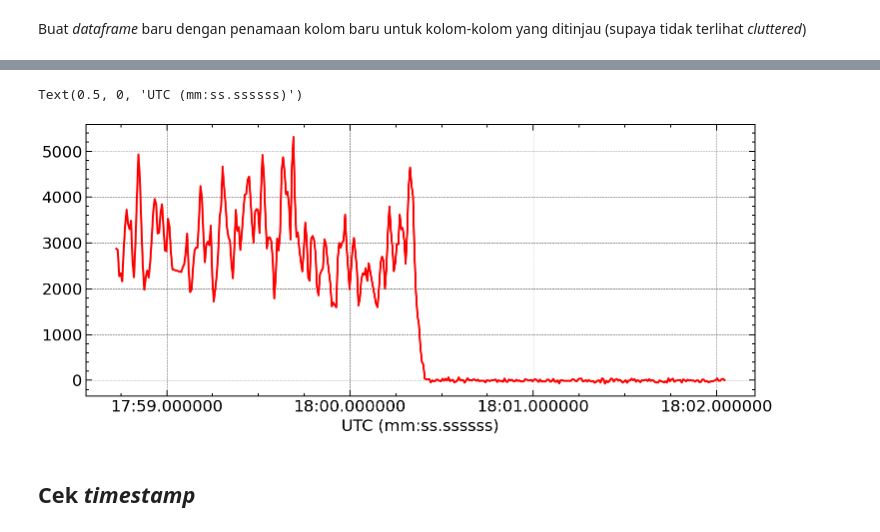
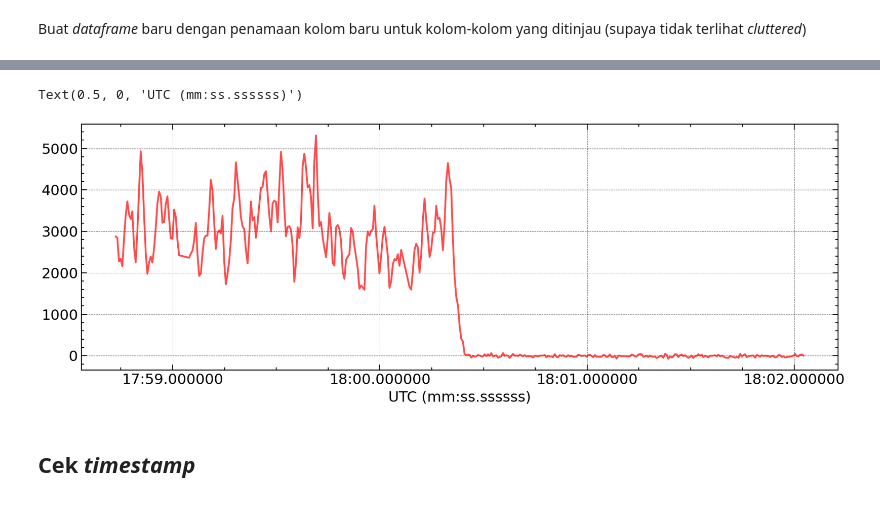
Before and after one commit to agustrionopj/Project-BEACON, a Jupyter notebook: [BEACON] Check timing consistency.ipynb, the cells around one changed output, grey strips where cells are left out. Cells and saved outputs as stored; diff of their text form; code cells hidden in the pictures.

```diff
--- a/[BEACON] Check timing consistency.ipynb
+++ b/[BEACON] Check timing consistency.ipynb
@@ -78,14 +80,14 @@ Name: Time, dtype: datetime64[ns]
 # %%
 # from matplotlib.ticker import FormatStrFormatter
 
 # plt.style.use('ggplot')
-fig, ax = plt.subplots(figsize=(12,5))
-ax.plot(data['Time'], data['Value'], 'r-')
+fig, ax = plt.subplots(figsize=(15,5))
+ax.plot(data['Time'], data['Value'], 'r-', alpha=0.7)
 ax.set_xlabel('UTC (mm:ss.ssssss)')
 # ax.set_xlim()
 # %% [output]
 Text(0.5, 0, 'UTC (mm:ss.ssssss)')
-[figure, old version]
+[figure, new version]
 # %% [markdown]
 ## Cek *timestamp*
 # %%
```
Also changed, not shown: parts of 5 cells of this notebook, 30 other files.
